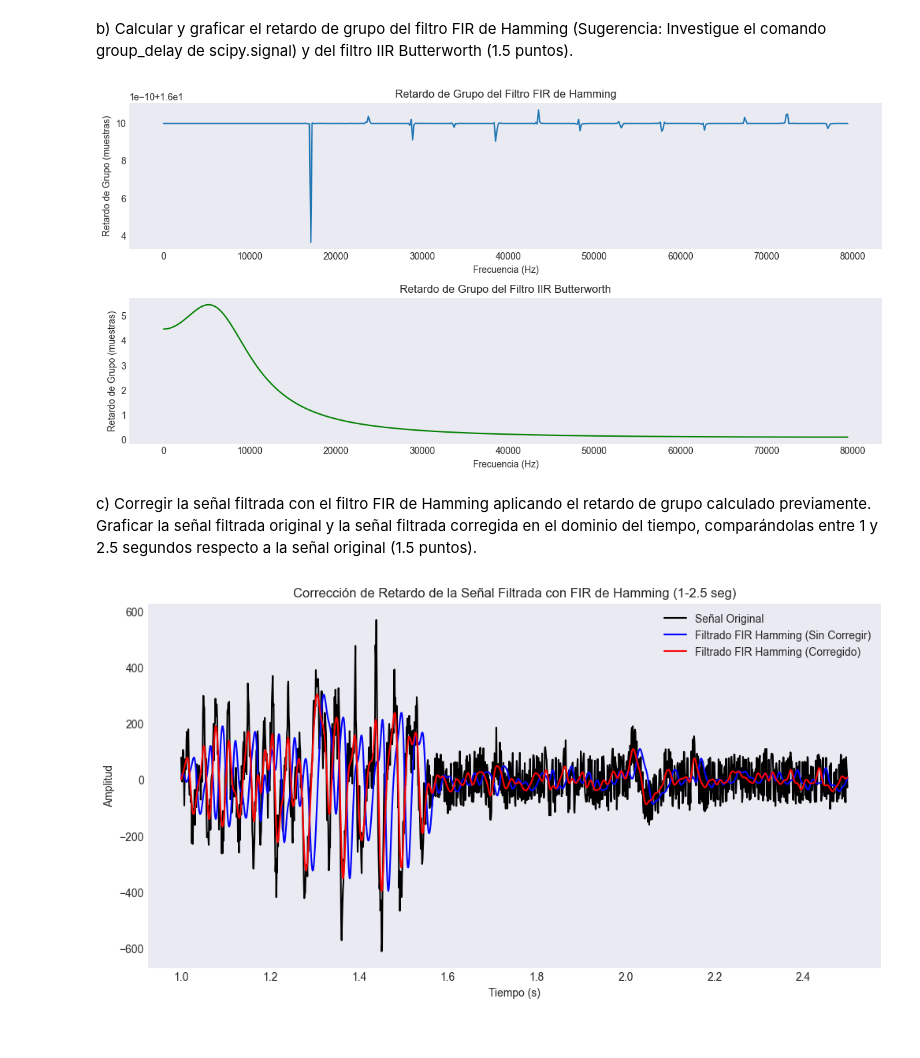
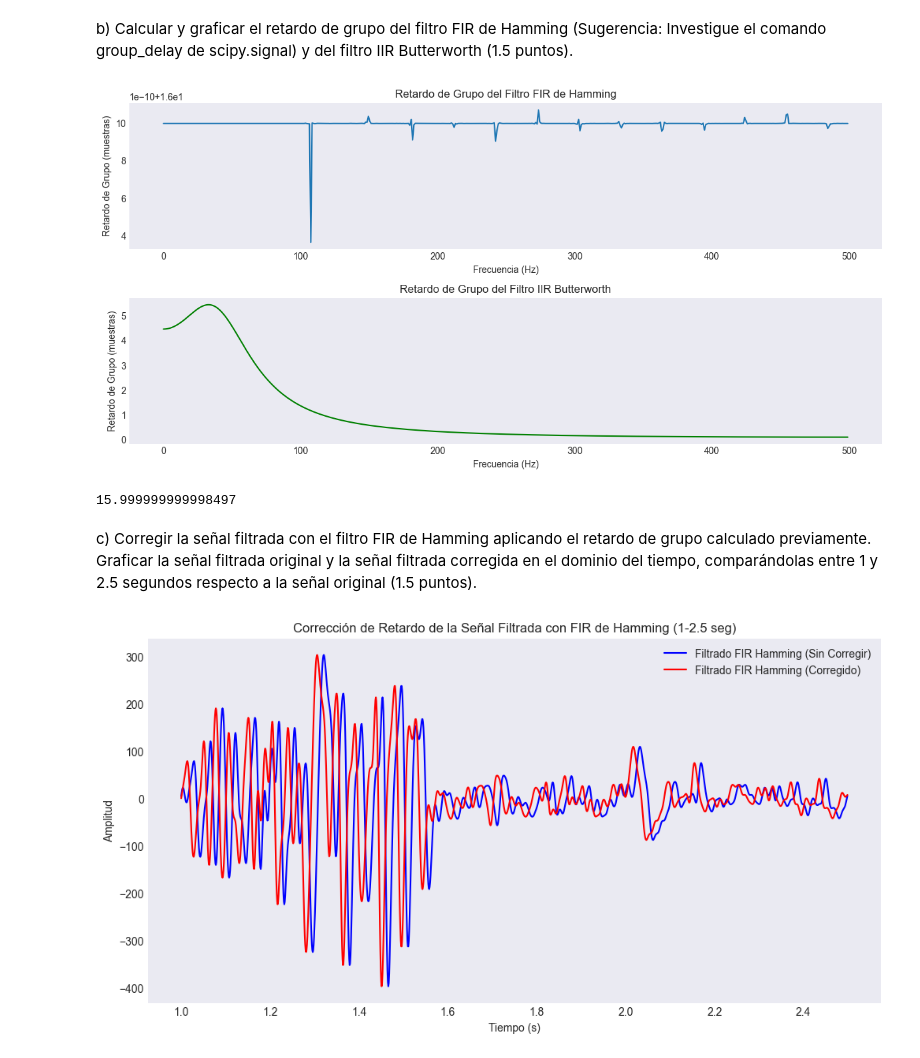
Before and after one commit to ExampleToFollow/PracticasPDS, a Jupyter notebook: Lab4/IF_LAB4_20213704.ipynb, the cells around one changed output. Saved outputs shown, nothing was run; the diff lists cells and outputs as text; code cells hidden in the pictures.

```diff
--- a/Lab4/IF_LAB4_20213704.ipynb
+++ b/Lab4/IF_LAB4_20213704.ipynb
@@ -404,11 +404,6 @@ comando group_delay de scipy.signal) y del filtro IIR Butterworth (1.5 puntos).
 ola = sci.signal.firwin(33, 50/(1000/2), window='hamming')
 frecuencias_delay_hamming, retardo_ventana = sci.signal.group_delay(( ola,1), fs=fs)
 frecuencias_butter, retardo_butter = sci.signal.group_delay(( coe_x_butter, coe_y_butter), fs=fs)
-
-# Convertir frecuencia normalizada a Hz
-frecuencias_delay_hamming = frecuencias_delay_hamming * fs / (2 * np.pi)
-frecuencias_butter = frecuencias_butter * fs / (2 * np.pi)
-
 plt.figure(figsize=(12, 6))
 plt.subplot(2, 1, 1)
 plt.plot(frecuencias_delay_hamming, retardo_ventana, label="Retardo de Grupo FIR Hamming")
@@ -425,29 +420,33 @@ plt.grid()
 plt.tight_layout()
 plt.show()
 # %% [output]
-[figure, old version]
+[figure, new version]
+# %%
+print(np.mean(retardo_ventana))
+prom_retardo_ventana = np.mean(retardo_ventana)
+# %% [output]
+15.999999999998497
 # %% [markdown]
 c) Corregir la señal filtrada con el filtro FIR de Hamming aplicando el retardo de grupo calculado
 previamente. Graficar la señal filtrada original y la señal filtrada corregida en el dominio del
 tiempo, comparándolas entre 1 y 2.5 segundos respecto a la señal original (1.5 puntos).
 # %%
 # Calcular el retardo de grupo promedio para el filtro FIR de Hamming
-group_delay_fir = int(np.mean(gd_fir))
+prom_retardo_ventana = int(prom_retardo_ventana)
 
 # Aplicar la corrección del retardo a la señal filtrada con el FIR de Hamming
-emg_fir_corrected = np.roll(emg_fir_filtered, -group_delay_fir)
+emg_fir_corrected = np.roll(emg_hamming, -prom_retardo_ventana)
 
 # Graficar señales en el dominio del tiempo entre 1 y 2.5 segundos
 plt.figure(figsize=(12, 6))
-plt.plot(t[start_idx:end_idx], emg_signal[start_idx:end_idx], label="Señal Original", color="black")
-plt.plot(t[start_idx:end_idx], emg_fir_filtered[start_idx:end_idx], label="Filtrado FIR Hamming (Sin Corregir)", color="blue")
+plt.plot(t[start_idx:end_idx], emg_hamming[start_idx:end_idx], label="Filtrado FIR Hamming (Sin Corregir)", color="blue")
 plt.plot(t[start_idx:end_idx], emg_fir_corrected[start_idx:end_idx], label="Filtrado FIR Hamming (Corregido)", color="red")
 
 plt.title("Corrección de Retardo de la Señal Filtrada con FIR de Hamming (1-2.5 seg)")
 plt.xlabel("Tiempo (s)")
 plt.ylabel("Amplitud")
 plt.legend()
 plt.grid()
 plt.show()
 # %% [output]
-[figure, old version]
+[figure, new version]
```
Also changed, not shown: parts of 1 cell of this notebook.
